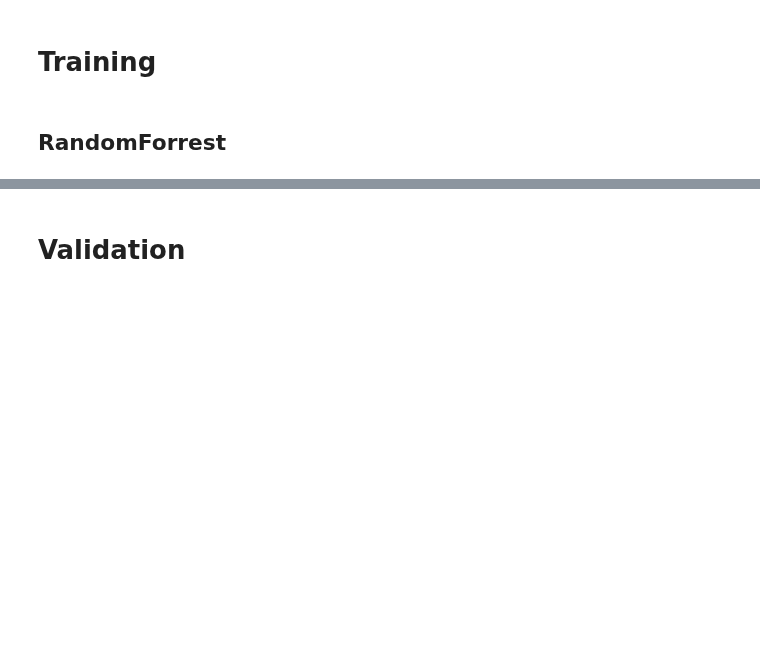
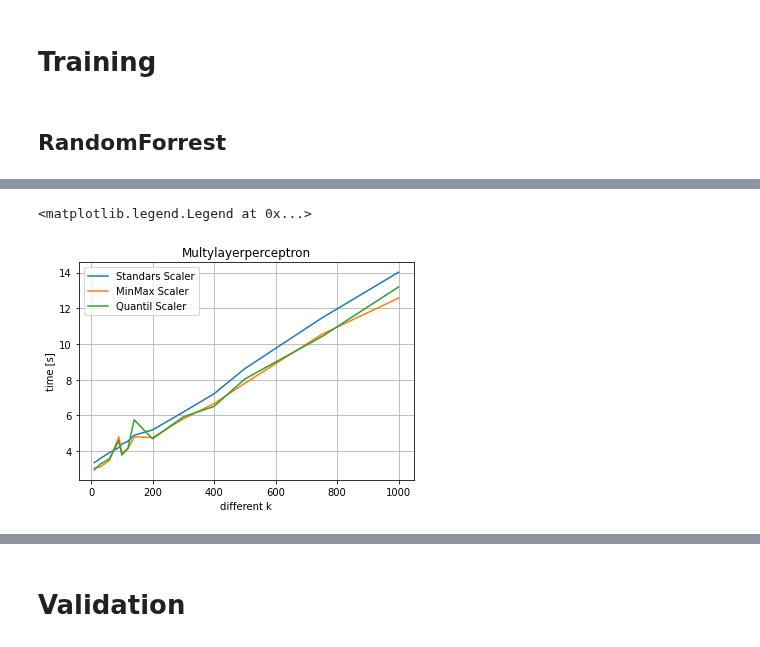
Before and after one commit to hitimr/ML_2020, a Jupyter notebook: Ex1/amazon/amazon_mlp_alex.ipynb, the cells around one changed output, grey strips where cells are left out. Cells and saved outputs as stored; diff of their text form; code cells hidden in the pictures; blank space fills up the shorter version.

```diff
--- a/Ex1/amazon/amazon_mlp_alex.ipynb
+++ b/Ex1/amazon/amazon_mlp_alex.ipynb
@@ -252,0 +449,12 @@ RF:  score:  0.6033333333333334
+# %%
+plt.grid()
+plt.plot(df_plot_standard_MLP.k,df_plot_standard_MLP.Fittime,label = "Standars Scaler")
+plt.plot(df_plot_minmax_MLP.k,df_plot_minmax_MLP.Fittime,label = "MinMax Scaler")
+plt.plot(df_plot_quantil_MLP.k,df_plot_quantil_MLP.Fittime,label = "Quantil Scaler")
+plt.xlabel("different k")
+plt.ylabel("time [s]")
+plt.title("Multylayerperceptron")
+plt.legend()
+# %% [output]
+<matplotlib.legend.Legend at 0x...>
+[figure, added]
```
Also changed, not shown: parts of 19 cells of this notebook, 5 other files.
